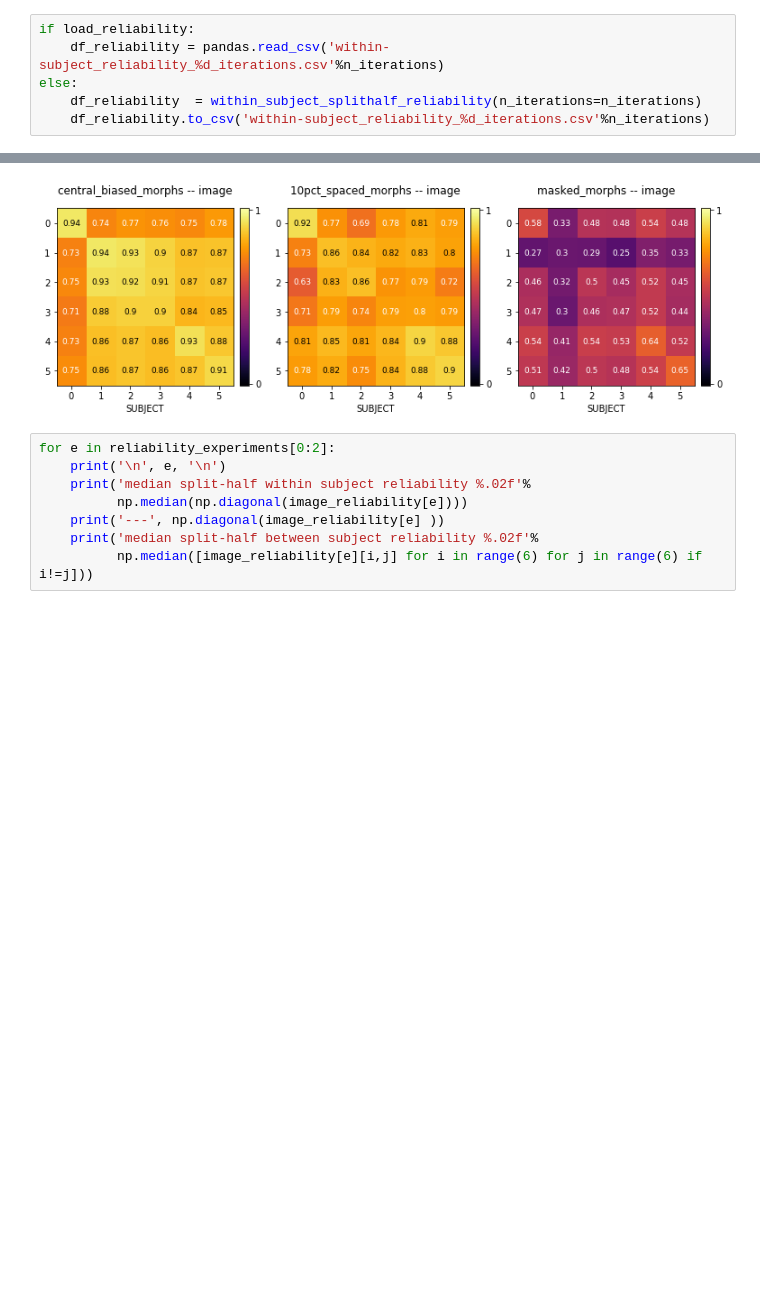
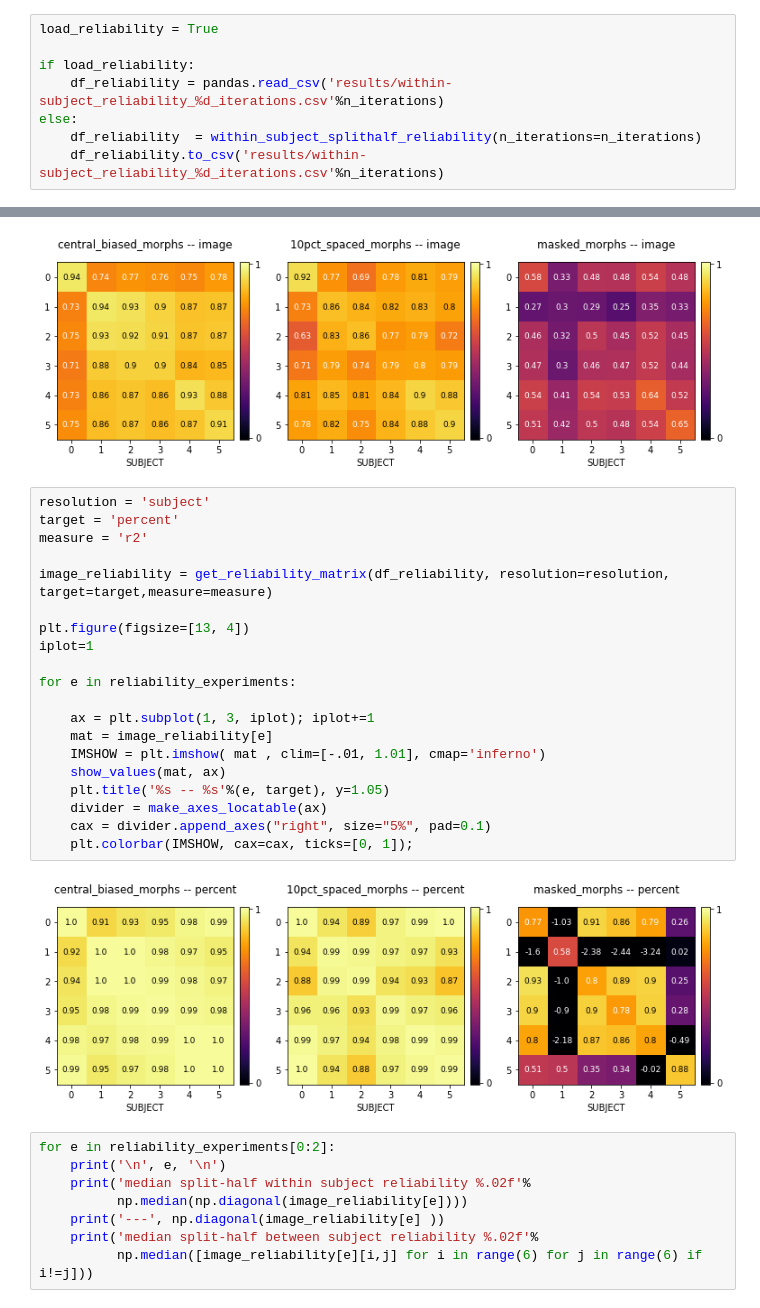
Before and after one commit to tzler/nondiagnostic, a Jupyter notebook: analyses.ipynb, the cells around one changed output, grey strips where cells are left out. Cells and saved outputs as stored; diff of their text form; blank space fills up the shorter version.

Commit message:
nice morph- and image-level distribution visualization

```diff
--- a/analyses.ipynb
+++ b/analyses.ipynb
@@ -228,6 +263,8 @@ load_reliability = True
 # %%
+load_reliability = True
+
 if load_reliability:
-    df_reliability = pandas.read_csv('within-subject_reliability_%d_iterations.csv'%n_iterations)
+    df_reliability = pandas.read_csv('results/within-subject_reliability_%d_iterations.csv'%n_iterations)
 else:
     df_reliability  = within_subject_splithalf_reliability(n_iterations=n_iterations)
-    df_reliability.to_csv('within-subject_reliability_%d_iterations.csv'%n_iterations)
+    df_reliability.to_csv('results/within-subject_reliability_%d_iterations.csv'%n_iterations)
@@ -780,6 +877,28 @@ for e in reliability_experiments:
     plt.colorbar(IMSHOW, cax=cax, ticks=[0, 1]);
 # %% [output]
 [figure]
+# %%
+resolution = 'subject'
+target = 'percent'
+measure = 'r2'
+
+image_reliability = get_reliability_matrix(df_reliability, resolution=resolution, target=target,measure=measure)
+
+plt.figure(figsize=[13, 4])
+iplot=1
+
+for e in reliability_experiments:
+
+    ax = plt.subplot(1, 3, iplot); iplot+=1
+    mat = image_reliability[e]
+    IMSHOW = plt.imshow( mat , clim=[-.01, 1.01], cmap='inferno')
+    show_values(mat, ax)
+    plt.title('%s -- %s'%(e, target), y=1.05)
+    divider = make_axes_locatable(ax)
+    cax = divider.append_axes("right", size="5%", pad=0.1)
+    plt.colorbar(IMSHOW, cax=cax, ticks=[0, 1]);
+# %% [output]
+[figure, added]
 # %%
 for e in reliability_experiments[0:2]:
     print('\n', e, '\n')
```
Also changed, not shown: parts of 53 cells of this notebook.
